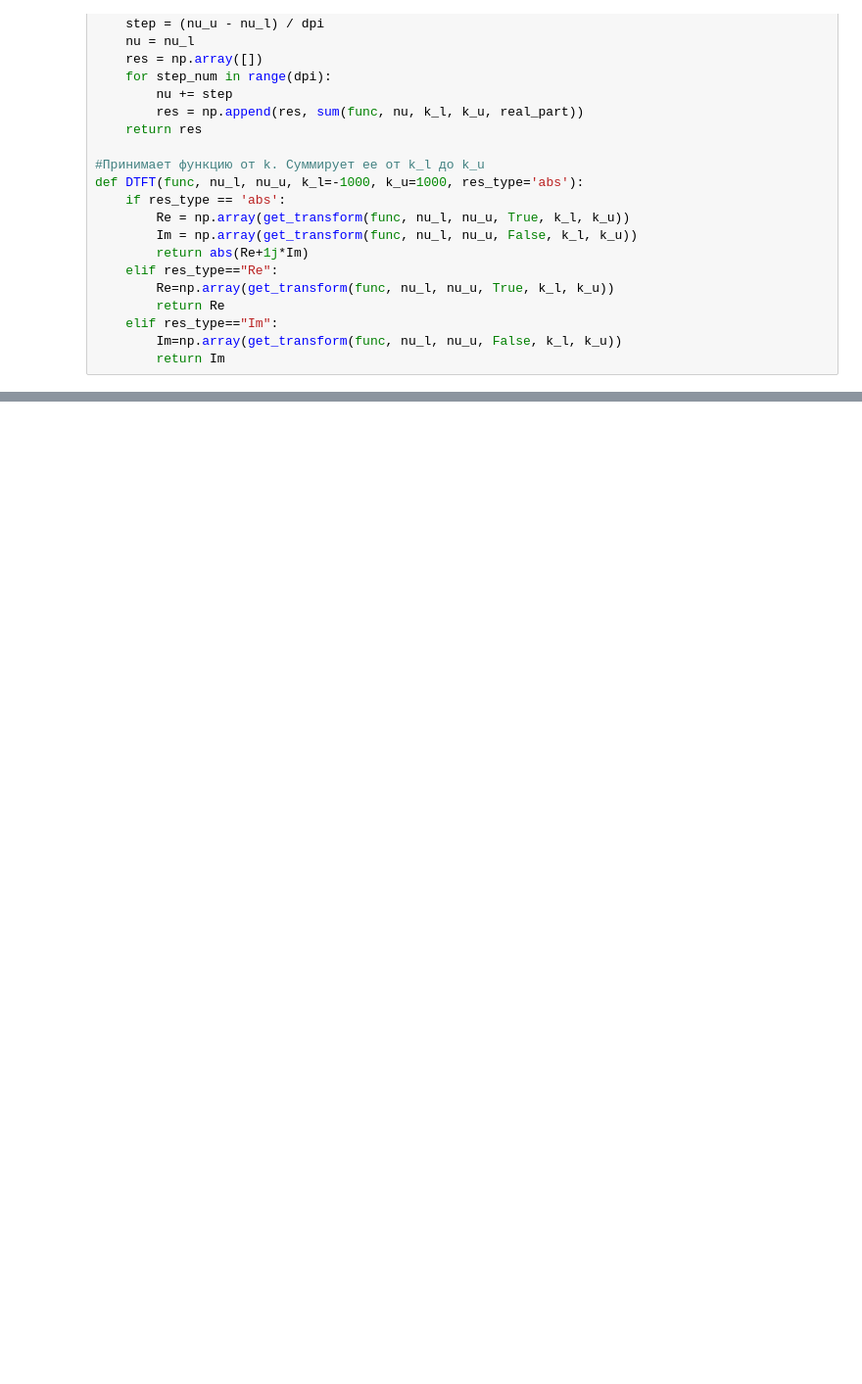
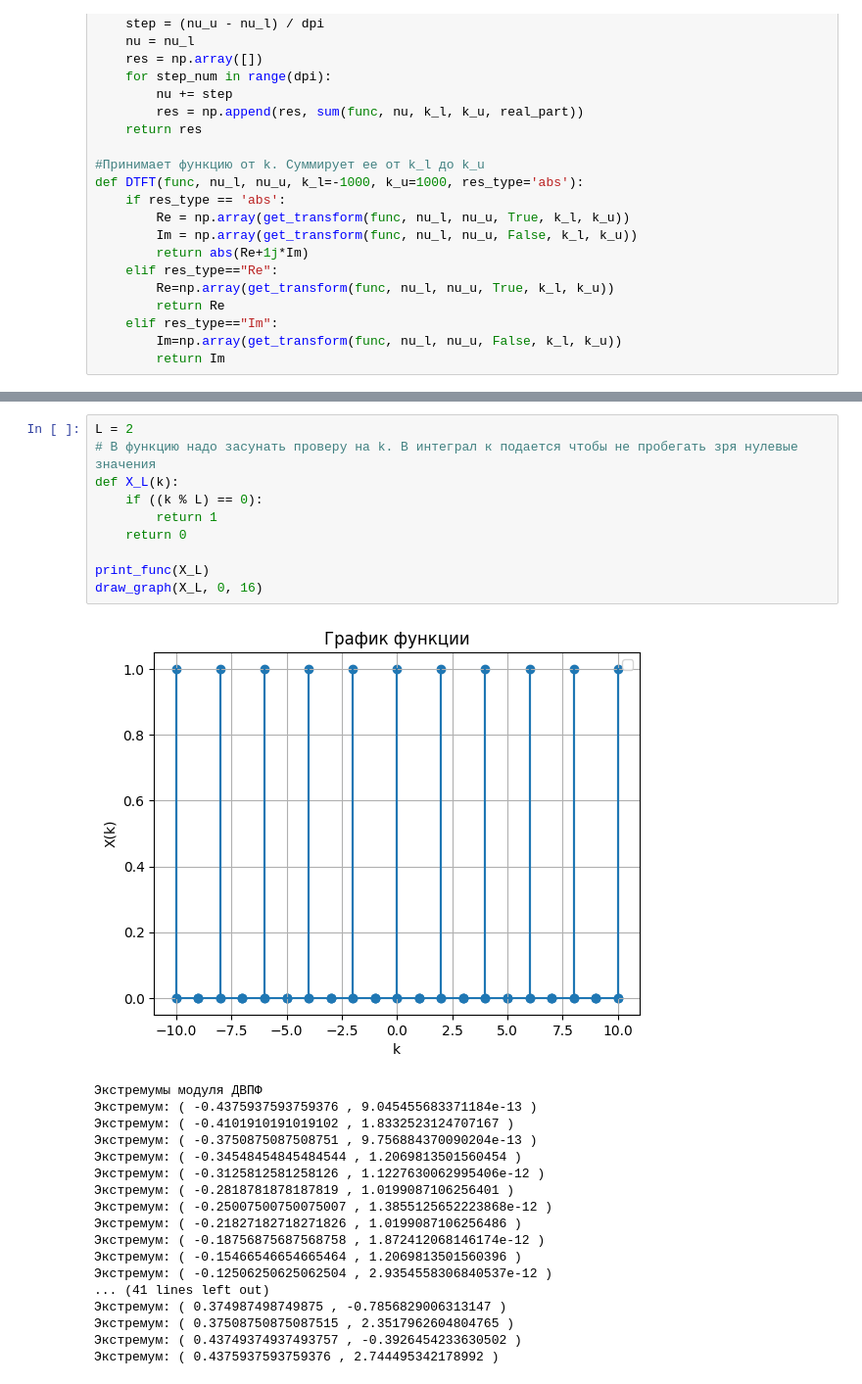
Before and after one commit to Zararest/Labs, a Jupyter notebook: RT_2/Result.ipynb, the cells around one changed output, grey strips where cells are left out. Shown at 98% size. Saved outputs shown, nothing was run; the diff lists cells and outputs as text; blank space fills up the shorter version.

```diff
--- a/RT_2/Result.ipynb
+++ b/RT_2/Result.ipynb
@@ -75,0 +150,29 @@ draw_graph()
+# %%
+L = 2
+# В функцию надо засунать проверу на k. В интеграл к подается чтобы не пробегать зря нулевые значения
+def X_L(k):
+    if ((k % L) == 0):
+        return 1
+    return 0
+
+print_func(X_L)
+draw_graph(X_L, 0, 16)
+# %% [output]
+[figure, added]
+Экстремумы модуля ДВПФ
+Экстремум: ( -0.4375937593759376 , 9.045455683371184e-13 )
+Экстремум: ( -0.4101910191019102 , 1.8332523124707167 )
+Экстремум: ( -0.3750875087508751 , 9.756884370090204e-13 )
+Экстремум: ( -0.34548454845484544 , 1.2069813501560454 )
+Экстремум: ( -0.3125812581258126 , 1.1227630062995406e-12 )
+Экстремум: ( -0.2818781878187819 , 1.0199087106256401 )
+Экстремум: ( -0.25007500750075007 , 1.3855125652223868e-12 )
+Экстремум: ( -0.21827182718271826 , 1.0199087106256486 )
+Экстремум: ( -0.18756875687568758 , 1.872412068146174e-12 )
+Экстремум: ( -0.15466546654665464 , 1.2069813501560396 )
+Экстремум: ( -0.12506250625062504 , 2.9354558306840537e-12 )
+... (41 lines left out)
+Экстремум: ( 0.374987498749875 , -0.7856829006313147 )
+Экстремум: ( 0.37508750875087515 , 2.3517962604804765 )
+Экстремум: ( 0.43749374937493757 , -0.3926454233630502 )
+Экстремум: ( 0.4375937593759376 , 2.744495342178992 )
```
Also changed, not shown: parts of 8 cells of this notebook.
